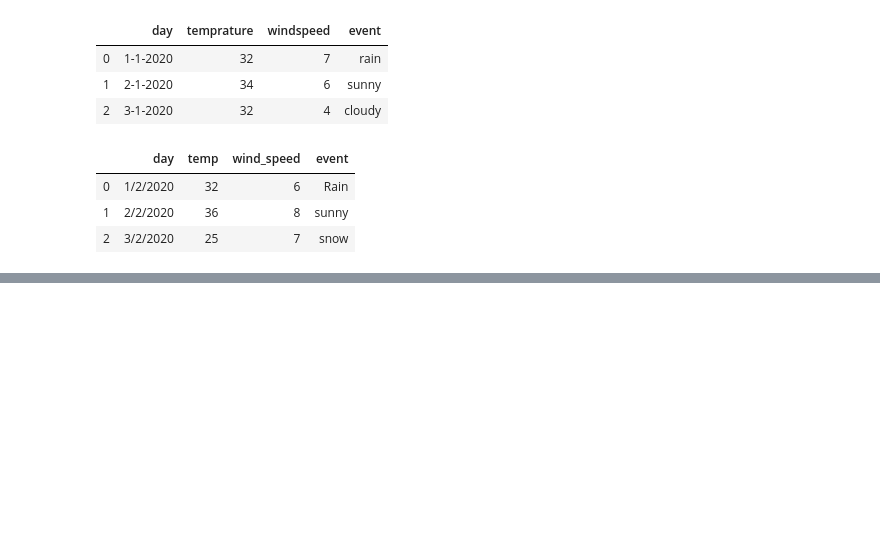
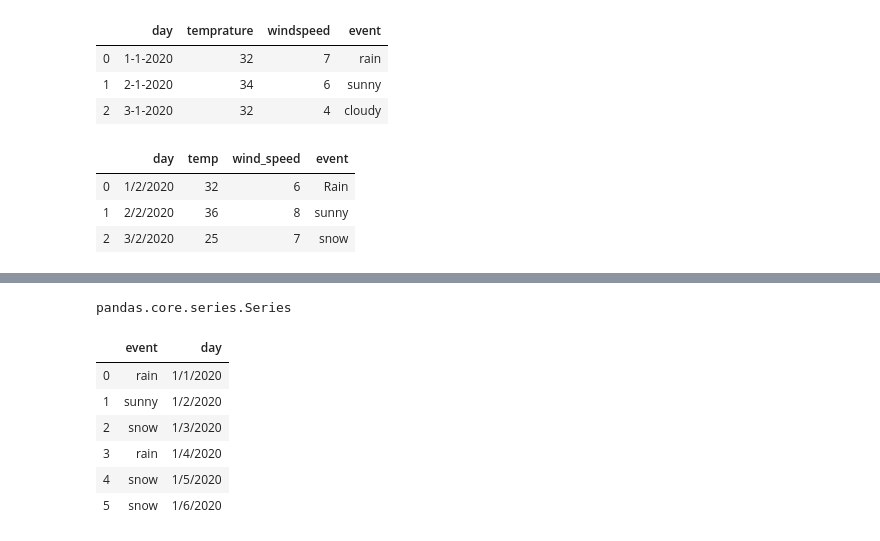
Before and after one commit to vidyakinjarapu/pandas-Learning, a Jupyter notebook: MypandasLearning.ipynb, the cells around one changed output, grey strips where cells are left out. Cells and saved outputs as stored; diff of their text form; code cells hidden in the pictures; blank space fills up the shorter version.

```diff
--- a/MypandasLearning.ipynb
+++ b/MypandasLearning.ipynb
@@ -58,0 +124,14 @@ df
+# %%
+type(df.event)
+# %% [output]
+pandas.core.series.Series
+# %%
+df[['event', 'day']]
+# %% [output]
+|  | event | day |
+| 0 | rain | 1/1/2020 |
+| 1 | sunny | 1/2/2020 |
+| 2 | snow | 1/3/2020 |
+| 3 | rain | 1/4/2020 |
+| 4 | snow | 1/5/2020 |
+| 5 | snow | 1/6/2020 |
```
Also changed, not shown: parts of 21 cells of this notebook.
